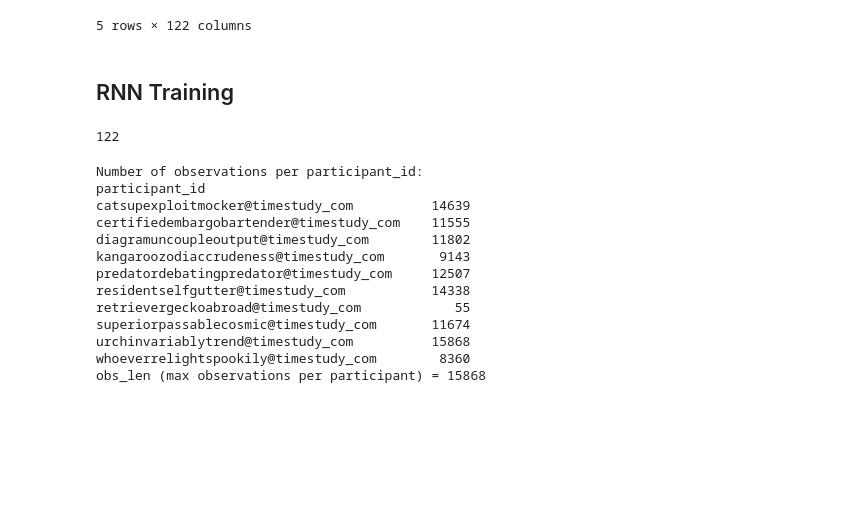
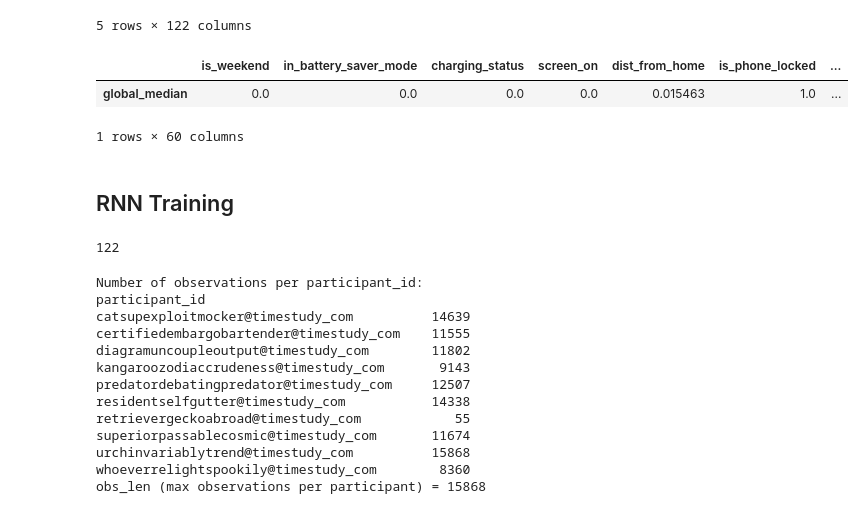
Before and after one commit to adityaponnada/real_time_prompting, a Jupyter notebook: general_rnn.ipynb, the cells around one changed output. Drawn from its saved outputs; the diff is of its cells as text; code cells hidden in the pictures; blank space fills up the shorter version.

Commit message:
Add medians preview

```diff
--- a/general_rnn.ipynb
+++ b/general_rnn.ipynb
@@ -241,6 +241,12 @@ train_df.head()
 | 3 | bartenderradiatorapplied@timestud... | 0 | 1 | 0.0 | 0.0 | 1 | 0.021211 | ... |
 | 4 | bartenderradiatorapplied@timestud... | 1 | 1 | 0.0 | 0.0 | 0 | 0.023365 | ... |
 5 rows × 122 columns
+# %%
+medians.head()
+# %% [output]
+|  | is_weekend | in_battery_saver_mode | charging_status | screen_on | dist_from_home | is_phone_locked | ... |
+| global_median | 0.0 | 0.0 | 0.0 | 0.0 | 0.015463 | 1.0 | ... |
+1 rows × 60 columns
 # %% [markdown]
 ## RNN Training
 # %%
```
